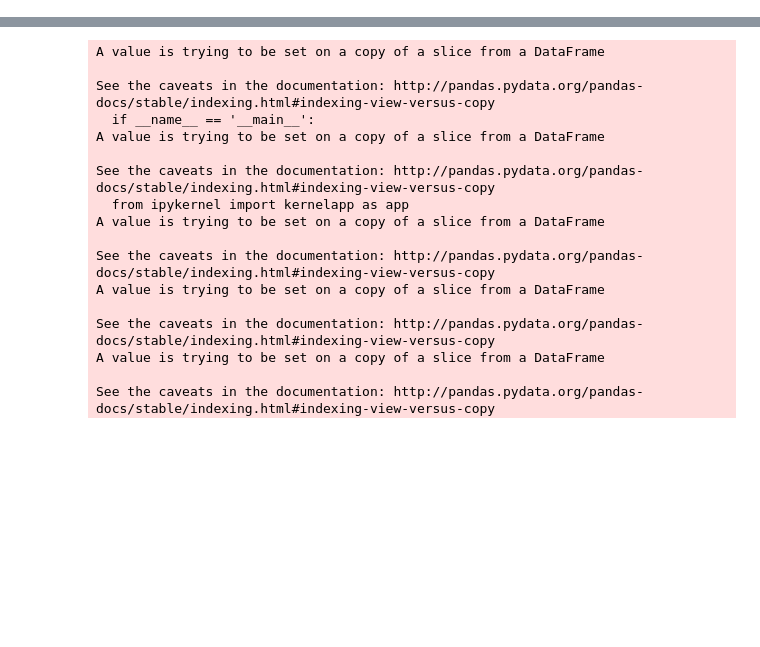
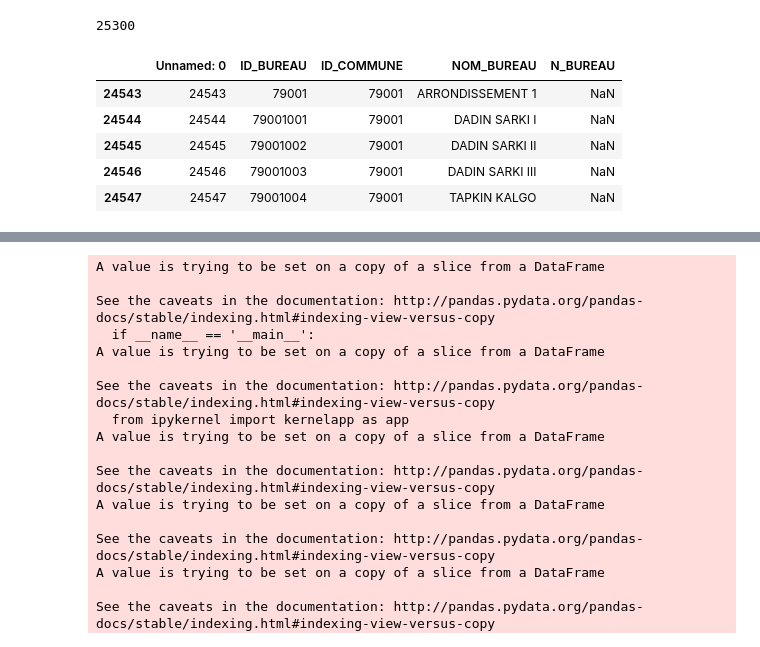
Before and after one commit to grlurton/niger_election, a Jupyter notebook: Communes Mapping.ipynb, the cells around one changed output, grey strips where cells are left out. Cells and saved outputs as stored; diff of their text form; code cells hidden in the pictures; blank space fills up the shorter version.

```diff
--- a/Communes Mapping.ipynb
+++ b/Communes Mapping.ipynb
@@ -150,3 +151,11 @@ non_matched_ceni
 store_electeurs = pd.HDFStore('data/full_data.h5')
 data_electeurs = store_electeurs['complete_data']
 store_electeurs.close()
+# %%
+data_electeurs.ID_BUREAU.nunique()
+# %% [output]
+25300
+# %%
+bureaux = pd.read_csv('data/Niger_Bureaux.csv' , encoding = "ISO-8859-1")
+# %%
+no_data = bureaux[~(bureaux.ID_BUREAU.isin(data_electeurs.ID_BUREAU))]
@@ -152,0 +164,9 @@ store_electeurs.close()
+# %%
+no_data[no_data.ID_COMMUNE == 79001].head()
+# %% [output]
+|  | Unnamed: 0 | ID_BUREAU | ID_COMMUNE | NOM_BUREAU | N_BUREAU |
+| 24543 | 24543 | 79001 | 79001 | ARRONDISSEMENT 1 | NaN |
+| 24544 | 24544 | 79001001 | 79001 | DADIN SARKI I | NaN |
+| 24545 | 24545 | 79001002 | 79001 | DADIN SARKI II | NaN |
+| 24546 | 24546 | 79001003 | 79001 | DADIN SARKI III | NaN |
+| 24547 | 24547 | 79001004 | 79001 | TAPKIN KALGO | NaN |
```
Also changed, not shown: parts of 3 cells of this notebook, 2 other files.
